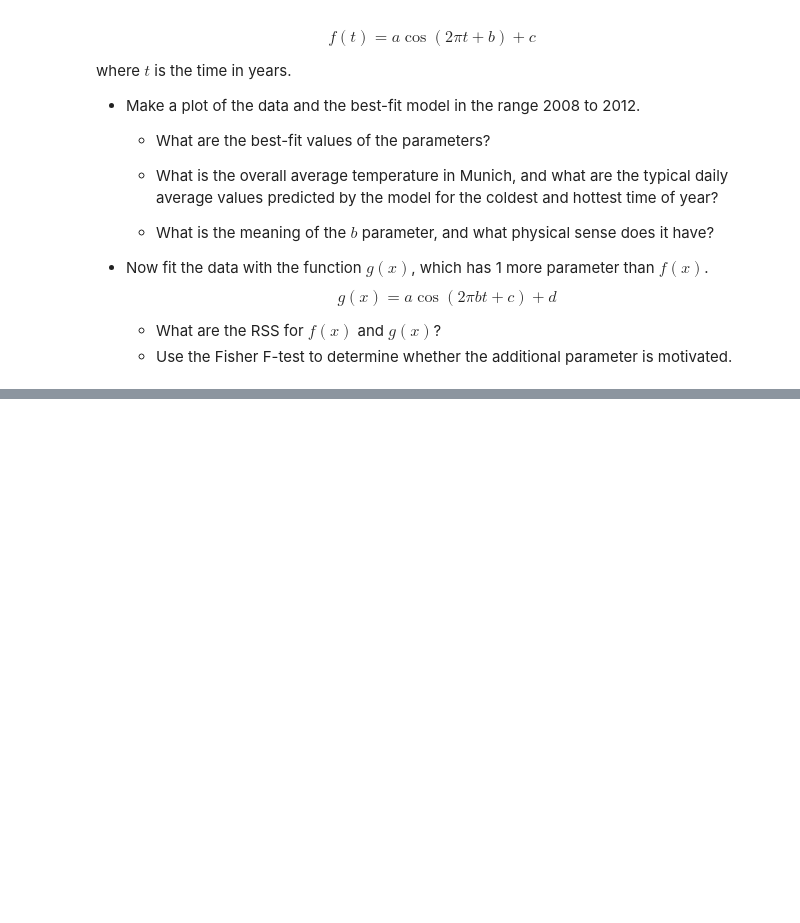
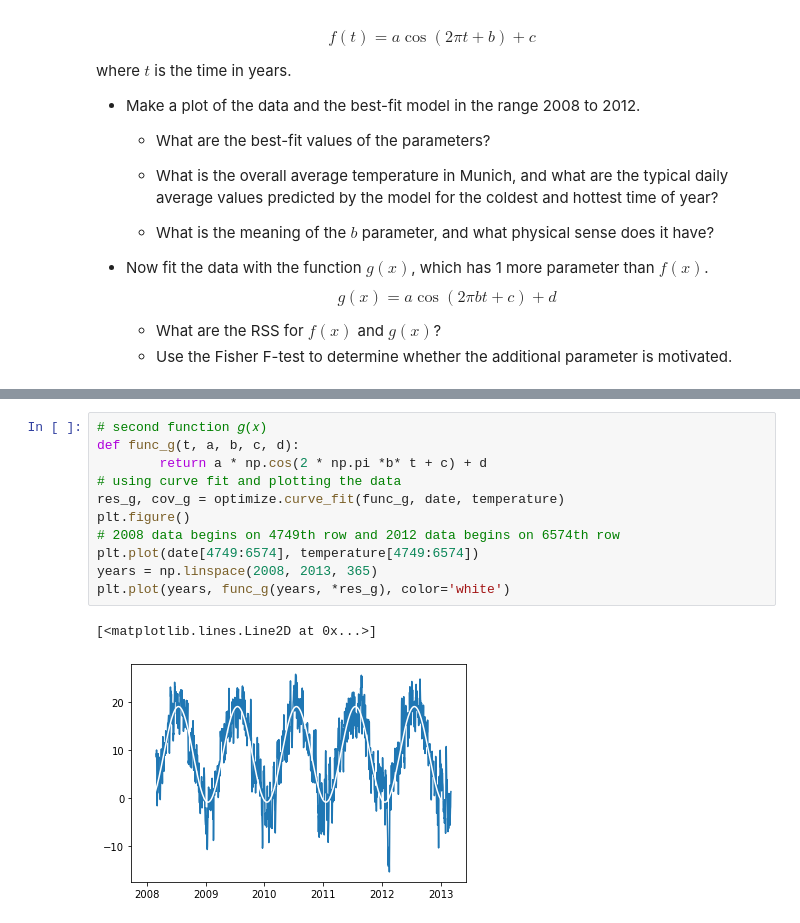
Before and after one commit to shalinimada/ScientificComputingWithPython2022, a Jupyter notebook: 10ex_tests.ipynb, the cells around one changed output, grey strips where cells are left out. Cells and saved outputs as stored; diff of their text form; blank space fills up the shorter version.

```diff
--- a/10ex_tests.ipynb
+++ b/10ex_tests.ipynb
@@ -260,0 +323,14 @@ $$g(x) = a \cos(2\pi b t + c)+d$$
+# %%
+# second function 𝑔(𝑥)
+def func_g(t, a, b, c, d):
+        return a * np.cos(2 * np.pi *b* t + c) + d
+# using curve fit and plotting the data
+res_g, cov_g = optimize.curve_fit(func_g, date, temperature)
+plt.figure()
+# 2008 data begins on 4749th row and 2012 data begins on 6574th row
+plt.plot(date[4749:6574], temperature[4749:6574])
+years = np.linspace(2008, 2013, 365)
+plt.plot(years, func_g(years, *res_g), color='white')
+# %% [output]
+[<matplotlib.lines.Line2D at 0x...>]
+[figure, added]
```
Also changed, not shown: parts of 5 cells of this notebook.
